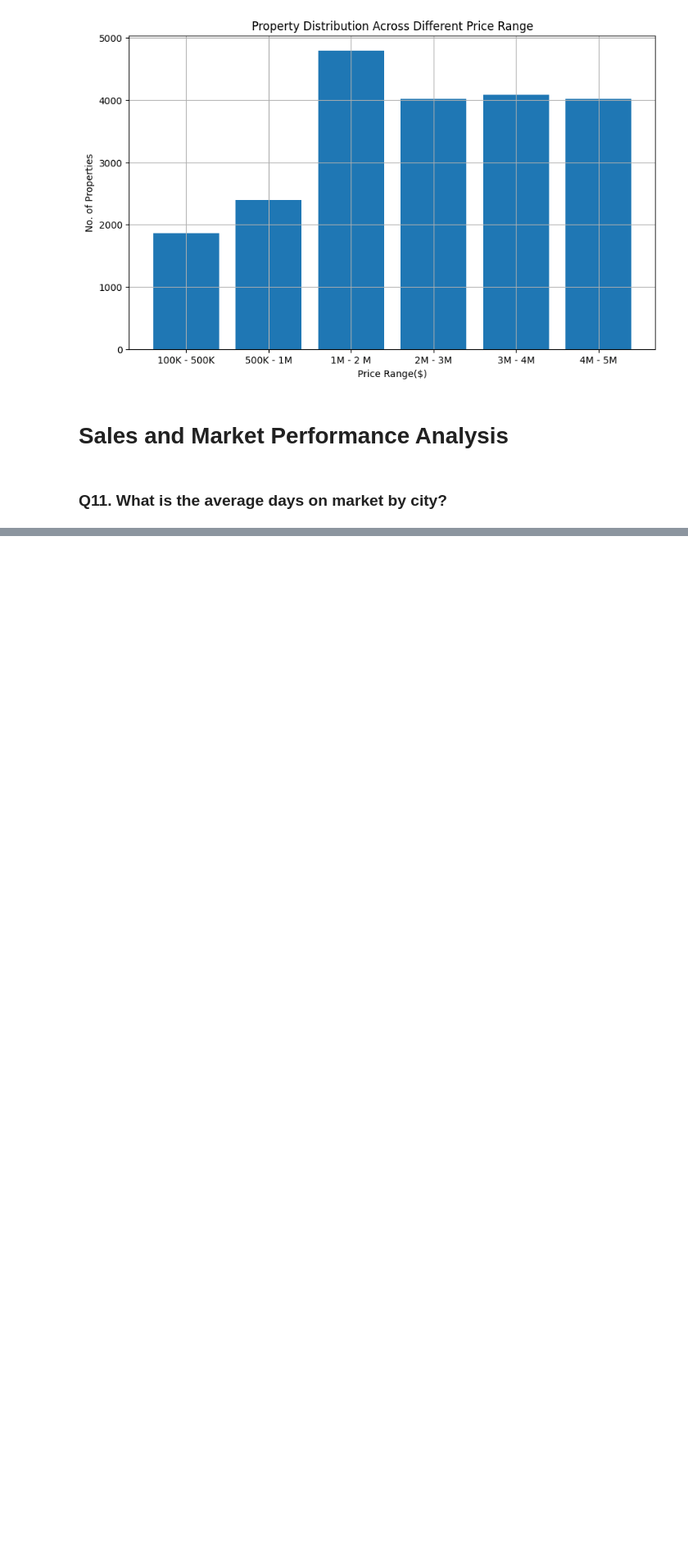
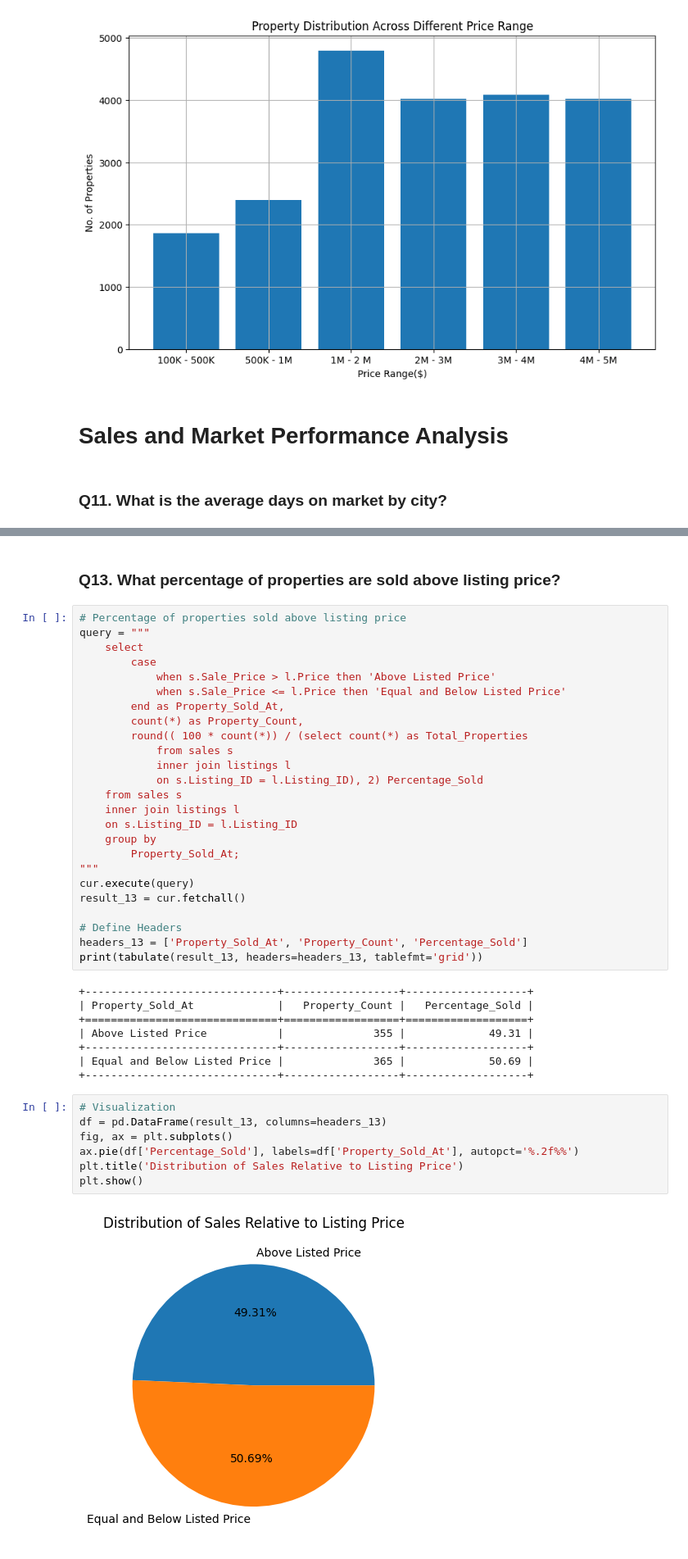
Before and after one commit to JS-Tharun/Real-Estate-Analysis, a Jupyter notebook: notebook.ipynb, the cells around one changed output, grey strips where cells are left out. Shown at 82% size. Cells and saved outputs as stored; diff of their text form; blank space fills up the shorter version.

```diff
--- a/notebook.ipynb
+++ b/notebook.ipynb
@@ -1690,0 +1742,44 @@ print(tabulate(result_11, headers=headers, tablefmt='grid'))
+# %% [markdown]
+### Q13. What percentage of properties are sold above listing price?
+# %%
+# Percentage of properties sold above listing price
+query = """
+    select
+        case
+            when s.Sale_Price > l.Price then 'Above Listed Price'
+            when s.Sale_Price <= l.Price then 'Equal and Below Listed Price'
+        end as Property_Sold_At,
+        count(*) as Property_Count,
+        round(( 100 * count(*)) / (select count(*) as Total_Properties
+            from sales s
+            inner join listings l
+            on s.Listing_ID = l.Listing_ID), 2) Percentage_Sold
+    from sales s
+    inner join listings l
+    on s.Listing_ID = l.Listing_ID
+    group by
+        Property_Sold_At;
+"""
+cur.execute(query)
+result_13 = cur.fetchall()
+
+# Define Headers
+headers_13 = ['Property_Sold_At', 'Property_Count', 'Percentage_Sold']
+print(tabulate(result_13, headers=headers_13, tablefmt='grid'))
+# %% [output]
++------------------------------+------------------+-------------------+
+| Property_Sold_At             |   Property_Count |   Percentage_Sold |
++==============================+==================+===================+
+| Above Listed Price           |              355 |             49.31 |
++------------------------------+------------------+-------------------+
+| Equal and Below Listed Price |              365 |             50.69 |
++------------------------------+------------------+-------------------+
+# %%
+# Visualization
+df = pd.DataFrame(result_13, columns=headers_13)
+fig, ax = plt.subplots()
+ax.pie(df['Percentage_Sold'], labels=df['Property_Sold_At'], autopct='%.2f%%')
+plt.title('Distribution of Sales Relative to Listing Price')
+plt.show()
+# %% [output]
+[figure, added]
```
Also changed, not shown: parts of 17 cells of this notebook, 1 other file.
